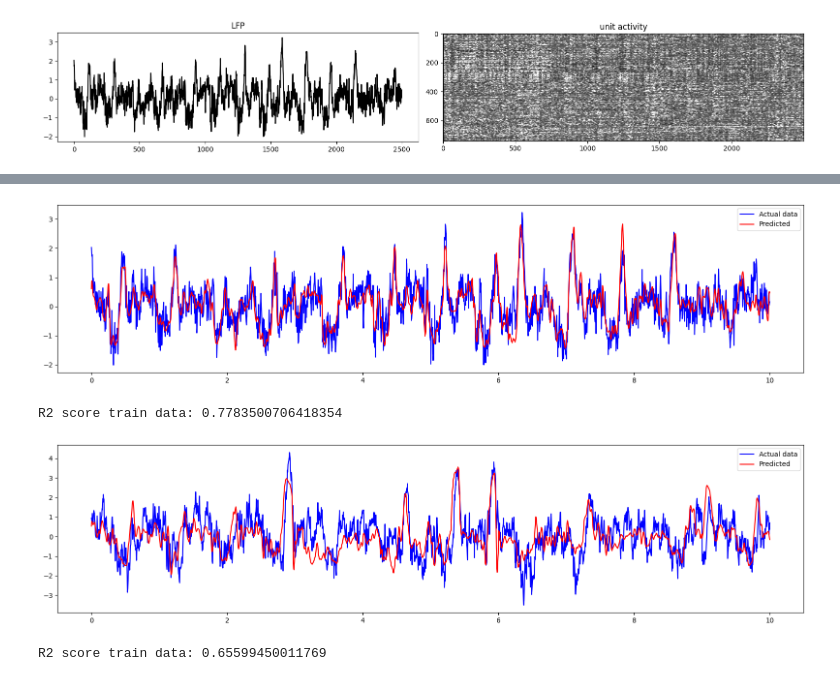
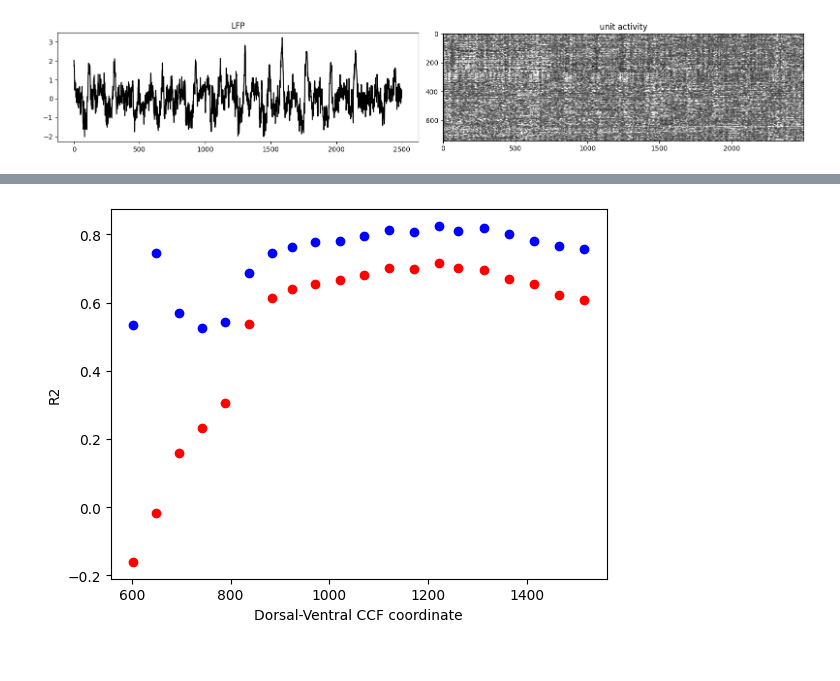
Before and after one commit to nnitzan01/spikes2lfp, a Jupyter notebook: spike_to_lfp_lstm_full_pipeline.ipynb, the cells around one changed output, grey strips where cells are left out. Saved outputs shown, nothing was run; the diff lists cells and outputs as text; code cells hidden in the pictures.

```diff
--- a/spike_to_lfp_lstm_full_pipeline.ipynb
+++ b/spike_to_lfp_lstm_full_pipeline.ipynb
@@ -141,37 +139,17 @@ Text(0.5, 1.0, 'Model loss')
-# %%
-yHat_train = mdl.evaluate(X_trainT)
-
-## plot!
-fig,ax = plt.subplots(1,1,figsize=(16,4))
-ax.plot(np.linspace(0,10,int(10/bin_size)) ,y_trainT.numpy()[:int(10/bin_size),10],'b',label='Actual data')
-# ax.plot(power_train[:int(10/bin_size),4],'b',label='Actual data')
-
-ax.plot(np.linspace(0,10,int(10/bin_size)) ,yHat_train[:int(10/bin_size)],'r',label='Predicted')
-ax.legend()
-
-plt.tight_layout()
-plt.show()
-
-# print R2
-print(f'R2 score train data: {r2_score(y_trainT[:,10].cpu().detach().numpy(), yHat_train)}')
-# %% [output]
-[figure, removed]
-R2 score train data: 0.7783500706418354
-# %%
-yHat_test = mdl.evaluate(X_testT)
-
-## plot!
-fig,ax = plt.subplots(1,1,figsize=(16,4))
-ax.plot(np.linspace(0,10,int(10/bin_size)) ,y_testT.numpy()[:int(10/bin_size),0],'b',label='Actual data')
-
-ax.plot(np.linspace(0,10,int(10/bin_size)) ,yHat_test[:int(10/bin_size)],'r',label='Predicted')
-ax.legend()
-
-plt.tight_layout()
-plt.show()
-
-# print R2
-print(f'R2 score train data: {r2_score(y_testT[:,10].cpu().detach().numpy(), yHat_test)}')
-# %% [output]
-[figure, removed]
-R2 score train data: 0.65599450011769
+# %%
+model_scores = pd.DataFrame(columns=['r2_train', 'r2_test'])
+
+for chani in range(y_trainT.shape[1]):
+    yHat_train = models[chani].evaluate(X_trainT)
+    r2_train = r2_score(y_trainT[:,chani].cpu().detach().numpy(), yHat_train)
+    yHat_test = models[chani].evaluate(X_testT)
+    r2_test = r2_score(y_testT[:,chani].cpu().detach().numpy(), yHat_test)
+    model_scores.loc[chani] = [r2_train, r2_test]
+# %%
+plt.scatter(visp_df['dorsal_ventral_ccf_coordinate'], model_scores['r2_train'], color = 'b', label='train')
+plt.scatter(visp_df['dorsal_ventral_ccf_coordinate'], model_scores['r2_test'], color = 'r', label='test')
+plt.xlabel('Dorsal-Ventral CCF coordinate')
+plt.ylabel('R2')
+plt.show()
+# %% [output]
+[figure, added]
```
Also changed, not shown: parts of 6 cells of this notebook, 1 other file.
